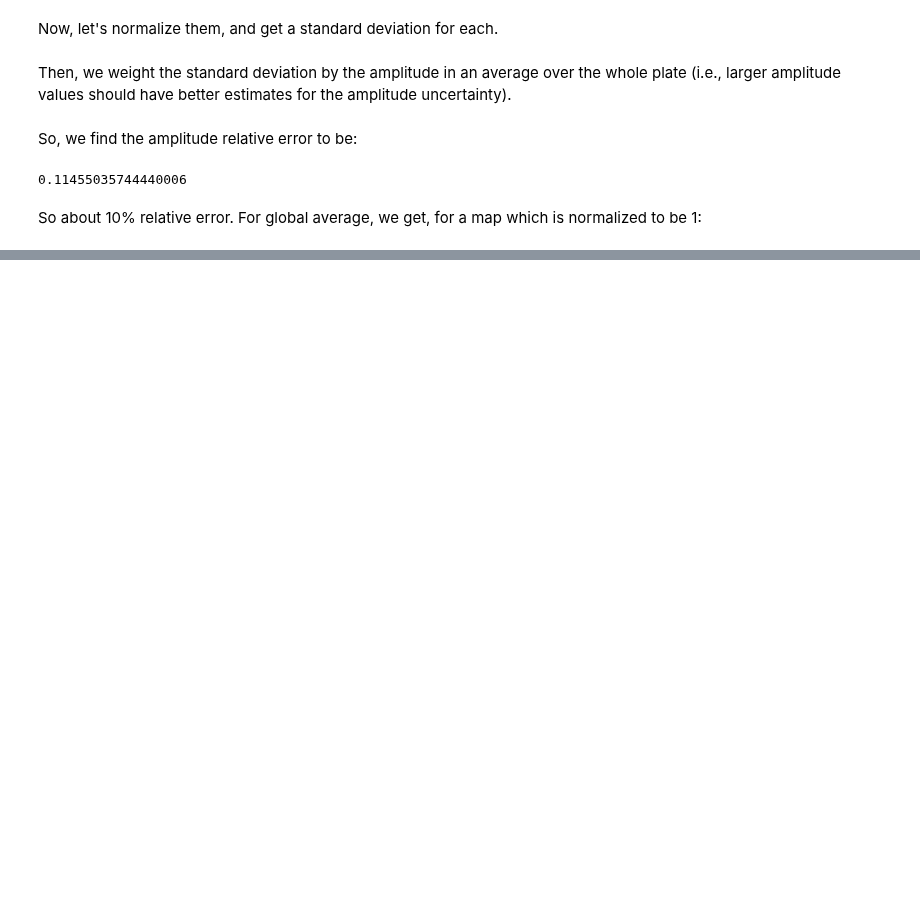
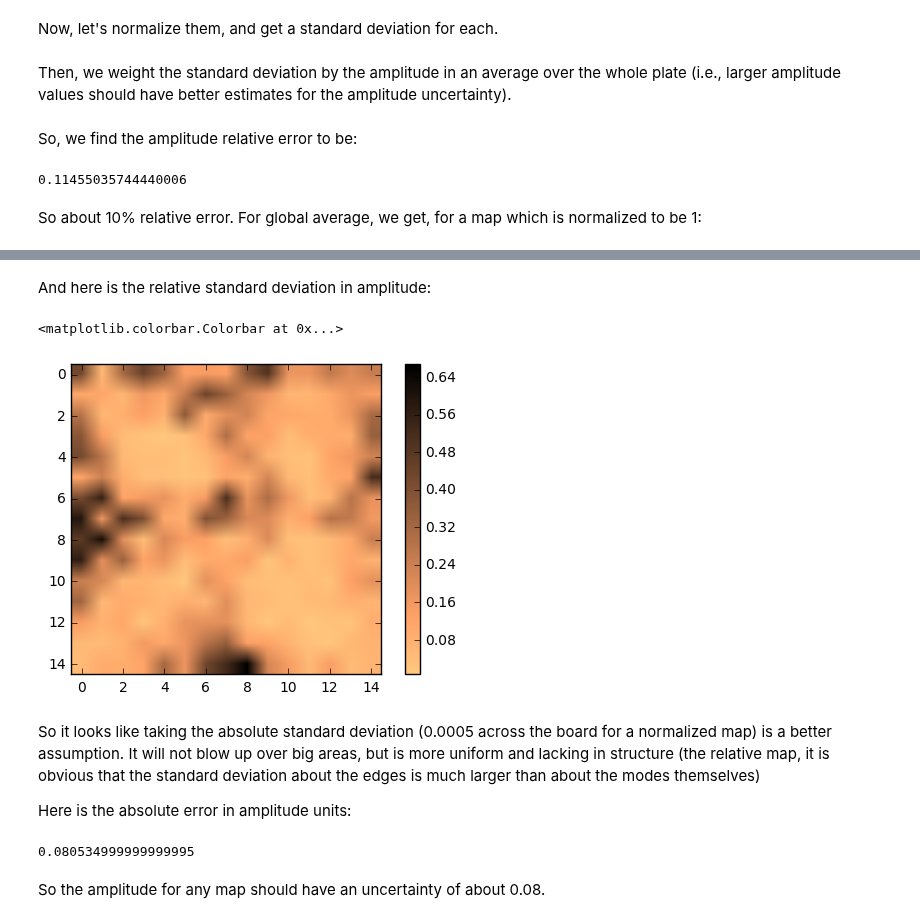
Before and after one commit to ry-dgel/Chladni, a Jupyter notebook: calculating_amplitude_error.ipynb, the cells around one changed output, grey strips where cells are left out. Saved outputs shown, nothing was run; the diff lists cells and outputs as text; code cells hidden in the pictures; blank space fills up the shorter version.

```diff
--- a/calculating_amplitude_error.ipynb
+++ b/calculating_amplitude_error.ipynb
@@ -69,0 +66,18 @@ So an absolute error of 0.1 in the amplitude units.
+# %% [markdown]
+And here is the relative standard deviation in amplitude:
+# %%
+plt.imshow(normalized_standard_deviation_pointwise, cmap='copper_r')
+plt.colorbar()
+# %% [output]
+<matplotlib.colorbar.Colorbar at 0x...>
+[figure, added]
+# %% [markdown]
+So it looks like taking the absolute standard deviation (0.0005 across the board for a normalized map) is a better assumption. It will not blow up over big areas, but is more uniform and lacking in structure (the relative map, it is obvious that the standard deviation about the edges is much larger than about the modes themselves)
+
+Here is the absolute error in amplitude units:
+# %%
+np.sum(equal_frequency_data[1])*0.0005
+# %% [output]
+0.080534999999999995
+# %% [markdown]
+So the amplitude for any map should have an uncertainty of about 0.08.
```
Also changed, not shown: parts of 6 cells of this notebook.
